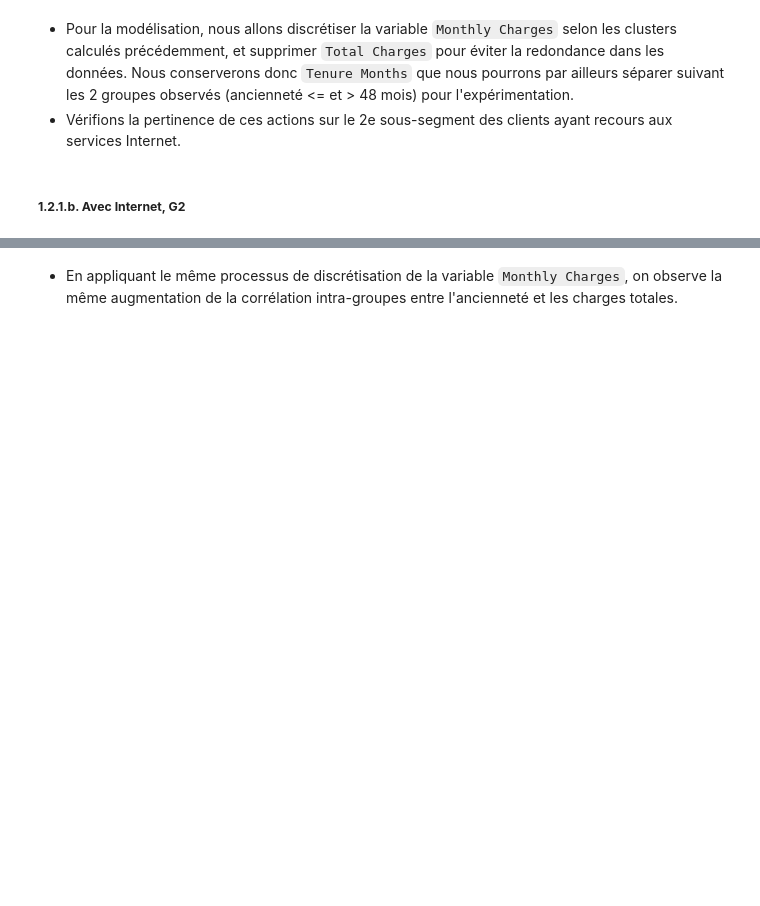
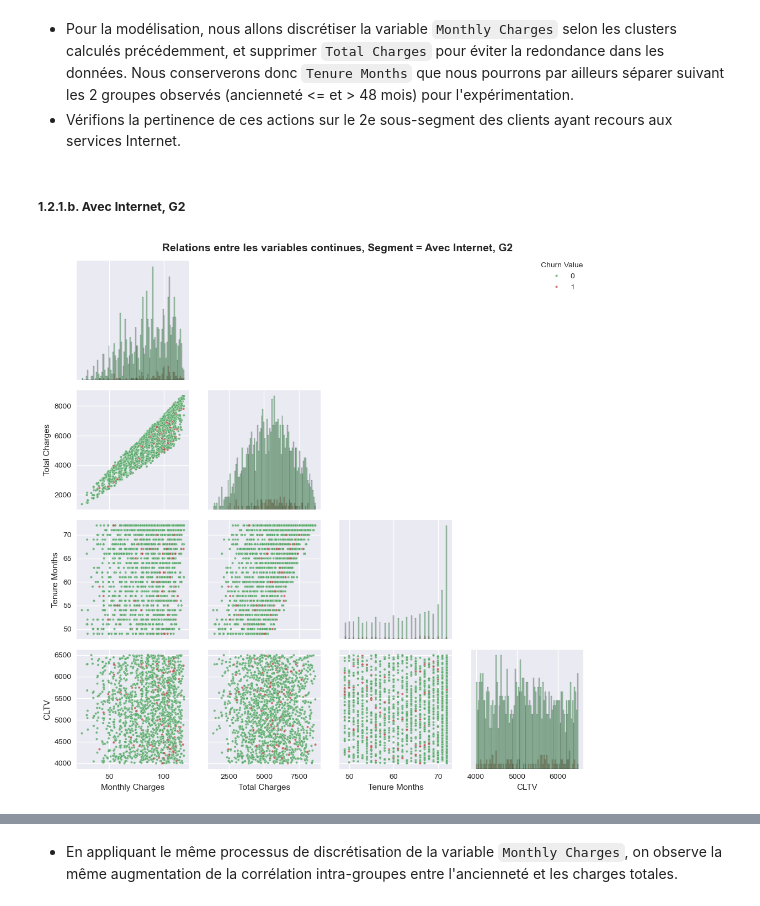
Before and after one commit to bryantchakote/churn-services-numeriques, a Jupyter notebook: work.ipynb, the cells around one changed output, grey strips where cells are left out. Drawn from its saved outputs; the diff is of its cells as text; code cells hidden in the pictures; blank space fills up the shorter version.

```diff
--- a/work.ipynb
+++ b/work.ipynb
@@ -453,7 +620,9 @@ plt.show()
 # %%
 segment = "Avec Internet, G2"
 df_internet_g2 = df_internet.drop(df_internet_g1.index).copy()
-# plot_cont_vs_cont(df=df_internet_g2, vars=cols, segment=segment)
+plot_cont_vs_cont(df=df_internet_g2, vars=cols, segment=segment)
+# %% [output]
+[figure, added]
 # %%
 df_internet_g2["Monthly Charges Cluster"] = kmeans_internet.predict(df_internet_g2[["Monthly Charges"]])
 df_internet_g2["Monthly Charges Cluster"] = df_internet_g2["Monthly Charges Cluster"].map(clusters_mapping_no_internet)
```
Also changed, not shown: parts of 37 cells of this notebook.
